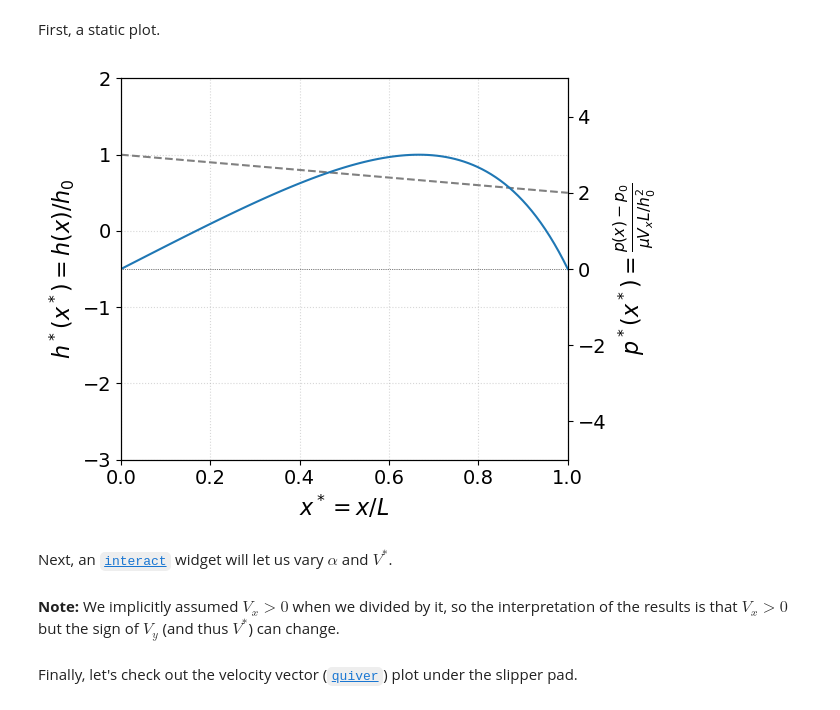
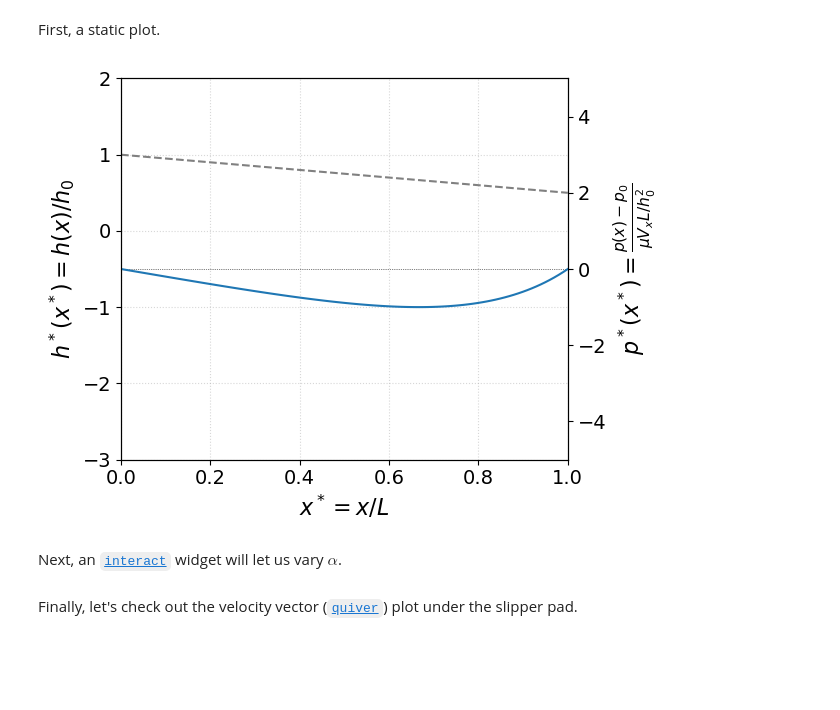
Before and after one commit to ichristov/intermediate-fluid-mechanics, a Jupyter notebook: slipper_pad_bearing.ipynb, the cells around one changed output. Saved outputs shown, nothing was run; the diff lists cells and outputs as text; code cells hidden in the pictures; blank space fills up the shorter version.

```diff
--- a/slipper_pad_bearing.ipynb
+++ b/slipper_pad_bearing.ipynb
@@ -134,7 +154,7 @@ hs
 # %% [markdown]
 Starting with the given $h^*(x^*)$ and the formulas above, evaluate $C_1^*$:
 # %%
-C1s = sp.integrate((Vs*xs-hs/2)/hs**3, (xs, 0, 1)) \
+C1s = sp.integrate(-1/(2*hs**2), (xs, 0, 1)) \
       / sp.integrate(1/hs**3, (xs, 0, 1))
 C1s.simplify()
 # %% [output]
@@ -143,6 +163,6 @@ C1s.simplify()
 and $p^*(x^*)$:
 # %%
 # need to introduce dummy variable xtilde for integration
-ps = 12*sp.integrate(((Vs*xs-hs/2-C1s)/hs**3).subs(xs, xt), (xt, 0, xs)).simplify()
+ps = 12*sp.integrate(((-hs/2-C1s)/hs**3).subs(xs, xt), (xt, 0, xs)).simplify()
 ps
 # %% [output]
@@ -212,15 +225,14 @@ Finally, we [`lambdify`](https://docs.sympy.org/latest/modules/utilities/lambdif
 # %%
 lam_h = sp.lambdify([xs, alpha], hs)
 
-lam_p = sp.lambdify([xs, Vs, alpha], ps)
-lam_p0 = sp.lambdify([xs, Vs], ps0)
+lam_p = sp.lambdify([xs, alpha], ps)
 
-lam_vx = sp.lambdify([xs, ys, Vs, alpha], vxs)
-lam_vy = sp.lambdify([xs, ys, Vs, alpha], vys)
+lam_vx = sp.lambdify([xs, ys, alpha], vxs)
+lam_vy = sp.lambdify([xs, ys, alpha], vys)
 # %% [markdown]
 # VISUALIZATION
 # %%
-def plot_func(Vs, α):
+def plot_func(α):
     # x^* goes from 0 to 1
     xp = np.linspace(0, 1, num=100)
 
@@ -237,11 +249,7 @@ def plot_func(Vs, α):
     ax2.set_ylim(-5, 5)  # might have to be judicious
 
     ax2.plot(xp, 0*xp, linestyle='dotted', linewidth=0.5, color='black')
-    # handle α = 0 case separately as a limit
-    if α != 0:
-        ax2.plot(xp, lam_p(xp, Vs, α))
-    else:
-        ax2.plot(xp, lam_p0(xp, Vs))
+    ax2.plot(xp, lam_p(xp, α))
 
     # show a grid to make it easier to see where the y=0 interface is
     ax.grid(alpha=0.5, linestyle='dotted')
@@ -250,10 +258,10 @@ def plot_func(Vs, α):
 # %% [markdown]
 First, a static plot.
 # %%
-plot_func(-1.0, -0.5)
+plot_func(-0.5)
 # %% [output]
-[figure, old version]
+[figure, new version]
 # %% [markdown]
-Next, an [`interact`](https://ipywidgets.readthedocs.io/en/latest/examples/Using%20Interact.html) widget will let us vary $\alpha$ and $V^*$.
+Next, an [`interact`](https://ipywidgets.readthedocs.io/en/latest/examples/Using%20Interact.html) widget will let us vary $\alpha$.
 # %%
 interact(plot_func,
@@ -262,5 +269,3 @@ interact(plot_func,
-# %% [markdown]
-**Note:** We implicitly assumed $V_x > 0$ when we divided by it, so the interpretation of the results is that $V_x > 0$ but the sign of $V_y$ (and thus $V^*$) can change.
 # %% [markdown]
 Finally, let's check out the velocity vector ([`quiver`](https://matplotlib.org/stable/gallery/images_contours_and_fields/quiver_simple_demo.html)) plot under the slipper pad.
 # %%
```
Also changed, not shown: parts of 24 cells of this notebook.
